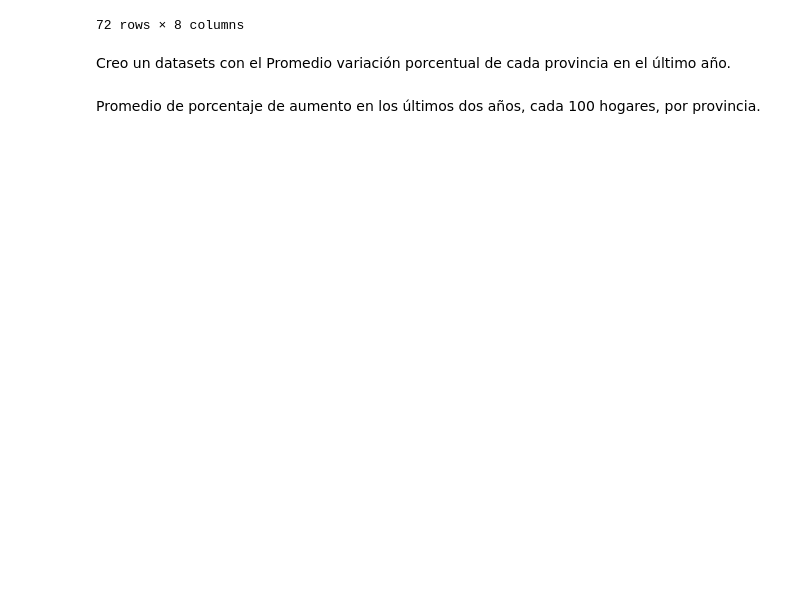
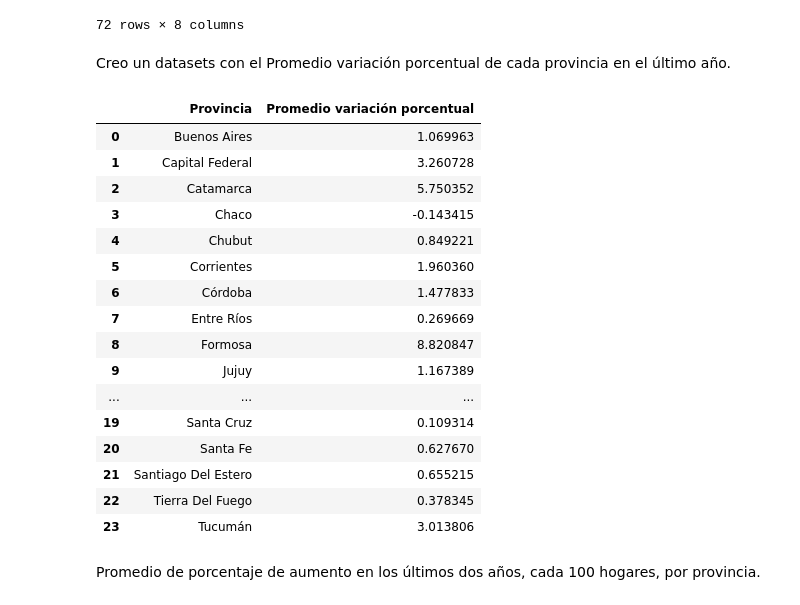
Before and after one commit to PedroRozadas/ProyectoTelecomunicaciones, a Jupyter notebook: EDA.ipynb, the cells around one changed output. Saved outputs shown, nothing was run; the diff lists cells and outputs as text; code cells hidden in the pictures; blank space fills up the shorter version.

```diff
--- a/EDA.ipynb
+++ b/EDA.ipynb
@@ -283,3 +283,23 @@ df_prom_var_pct_2022 = df_internet_provincia_2022.iloc[2::3, col_index]
 # %%
 df_prom_var_pct_2022 = df_prom_var_pct_2022.reset_index()
 df_prom_var_pct_2022.drop(columns='level_1', inplace=True)
+# %%
+df_prom_var_pct_2022
+# %% [output]
+|  | Provincia | Promedio variación porcentual |
+| 0 | Buenos Aires | 1.069963 |
+| 1 | Capital Federal | 3.260728 |
+| 2 | Catamarca | 5.750352 |
+| 3 | Chaco | -0.143415 |
+| 4 | Chubut | 0.849221 |
+| 5 | Corrientes | 1.960360 |
+| 6 | Córdoba | 1.477833 |
+| 7 | Entre Ríos | 0.269669 |
+| 8 | Formosa | 8.820847 |
+| 9 | Jujuy | 1.167389 |
+| ... | ... | ... |
+| 19 | Santa Cruz | 0.109314 |
+| 20 | Santa Fe | 0.627670 |
+| 21 | Santiago Del Estero | 0.655215 |
+| 22 | Tierra Del Fuego | 0.378345 |
+| 23 | Tucumán | 3.013806 |
```
Also changed, not shown: parts of 15 cells of this notebook, 9 other files.
